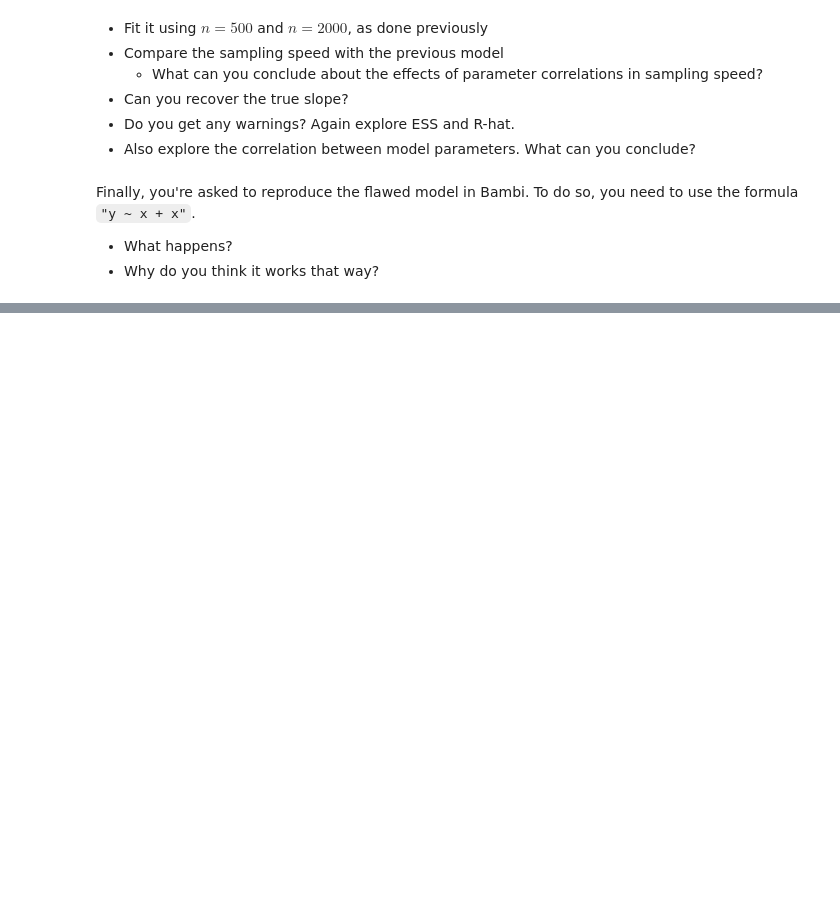
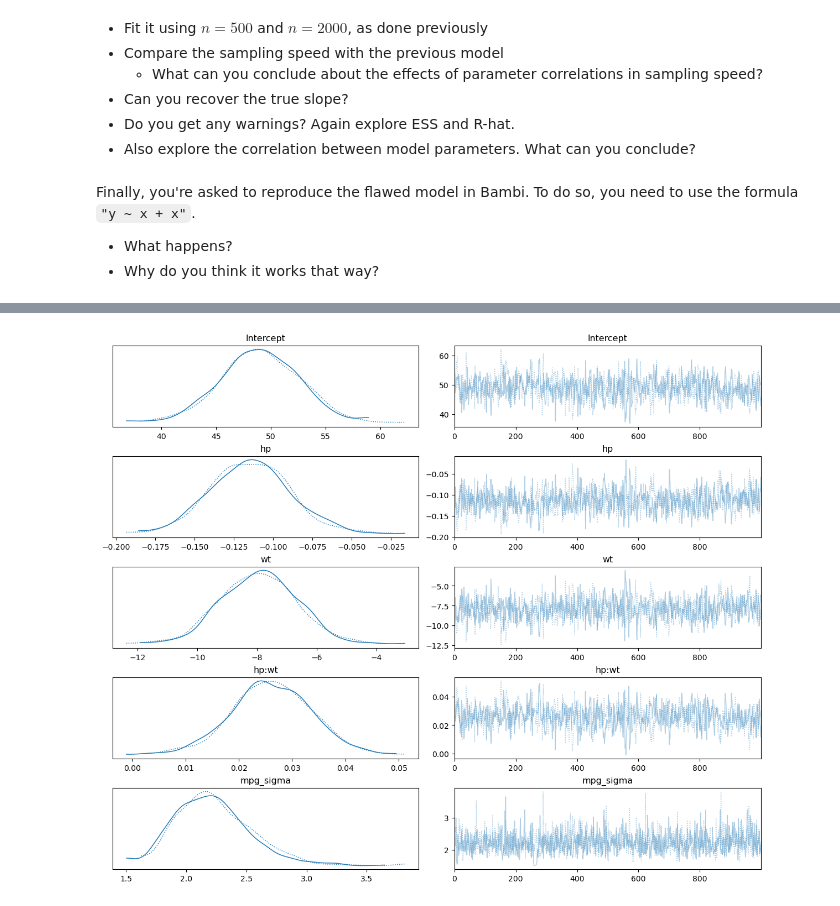
Before and after one commit to tomicapretto/etc, a Jupyter notebook: lessons/03_BambiDeepDive/Bambi_Deep_Dive_Exercises.ipynb, the cells around one changed output, grey strips where cells are left out. Cells and saved outputs as stored; diff of their text form; code cells hidden in the pictures; blank space fills up the shorter version.

```diff
--- a/lessons/03_BambiDeepDive/Bambi_Deep_Dive_Exercises.ipynb
+++ b/lessons/03_BambiDeepDive/Bambi_Deep_Dive_Exercises.ipynb
@@ -151,0 +178,3 @@ Some real world use case
+# %%
+model_interaction = bmb.Model("mpg ~ 1 + hp + wt + hp:wt", data)
+idata_interaction = model_interaction.fit(random_seed=1234)
@@ -151,0 +192,4 @@ Some real world use case
+# %%
+az.plot_trace(idata_interaction, backend_kwargs={"layout": "constrained"});
+# %% [output]
+[figure, added]
```
Also changed, not shown: parts of 11 cells of this notebook.
